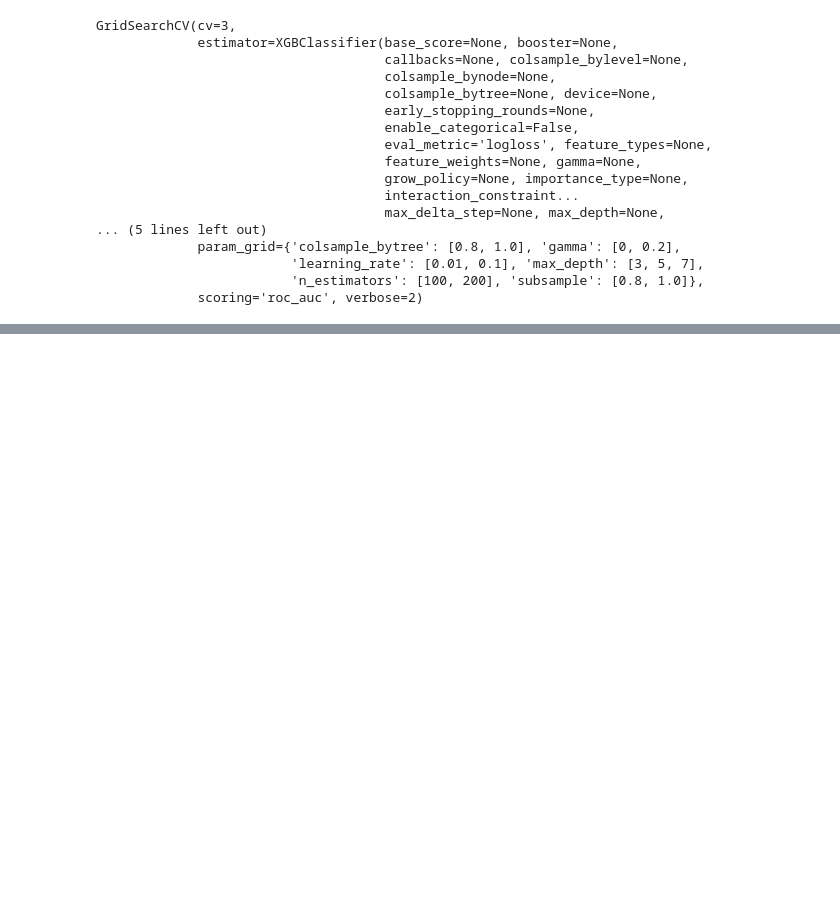
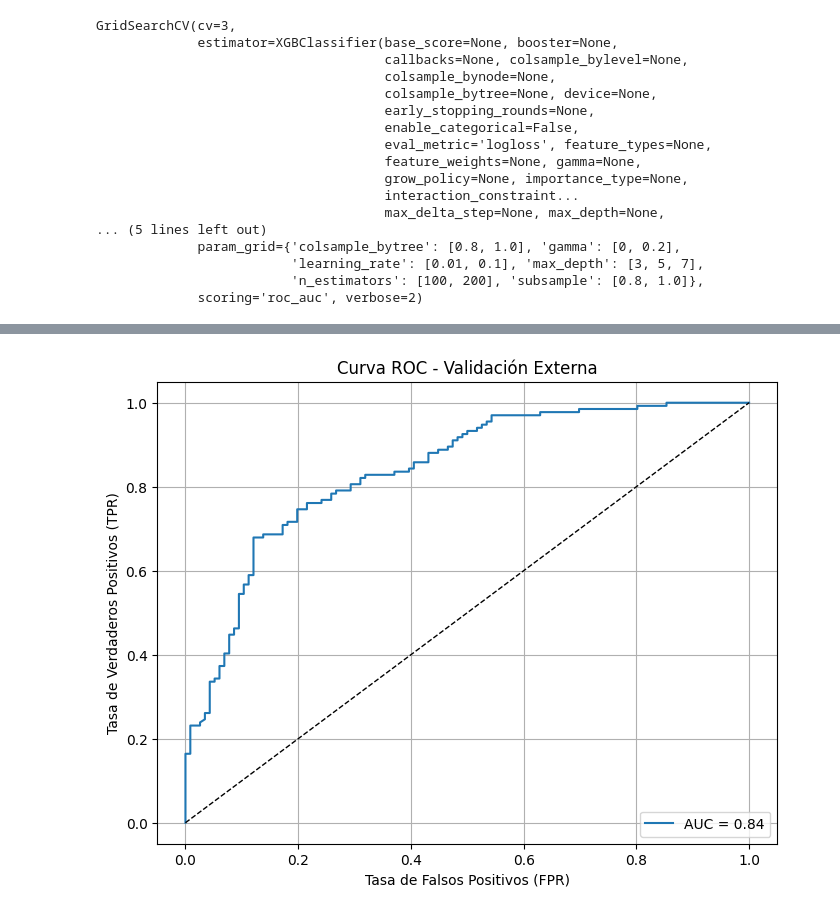
Before and after one commit to JDRP010903/etapaEvaluacionFinal, a Jupyter notebook: notebooks/xgboostEmbeddings.ipynb, the cells around one changed output, grey strips where cells are left out. Cells and saved outputs as stored; diff of their text form; code cells hidden in the pictures; blank space fills up the shorter version.

```diff
--- a/notebooks/xgboostEmbeddings.ipynb
+++ b/notebooks/xgboostEmbeddings.ipynb
@@ -159,0 +213,18 @@ plt.show()
+# %%
+from sklearn.metrics import roc_curve, auc
+
+# Curva ROC
+fpr, tpr, _ = roc_curve(y_val, y_val_proba)
+roc_auc = auc(fpr, tpr)
+
+plt.figure(figsize=(8, 6))
+plt.plot(fpr, tpr, label=f'AUC = {roc_auc:.2f}')
+plt.plot([0, 1], [0, 1], 'k--', lw=1)
+plt.xlabel('Tasa de Falsos Positivos (FPR)')
+plt.ylabel('Tasa de Verdaderos Positivos (TPR)')
+plt.title('Curva ROC - Validación Externa')
+plt.legend(loc='lower right')
+plt.grid(True)
+plt.show()
+# %% [output]
+[figure, added]
```
Also changed, not shown: parts of 7 cells of this notebook, 6 other files.
